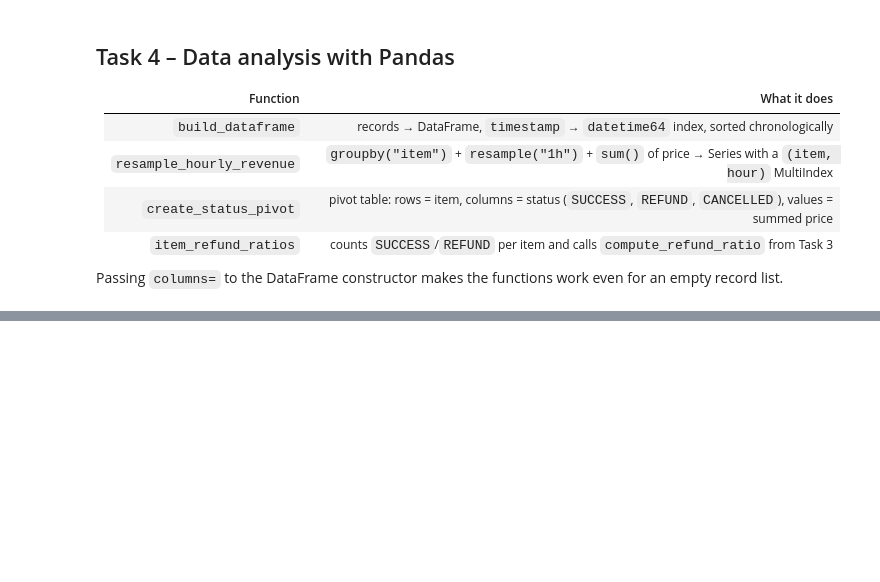
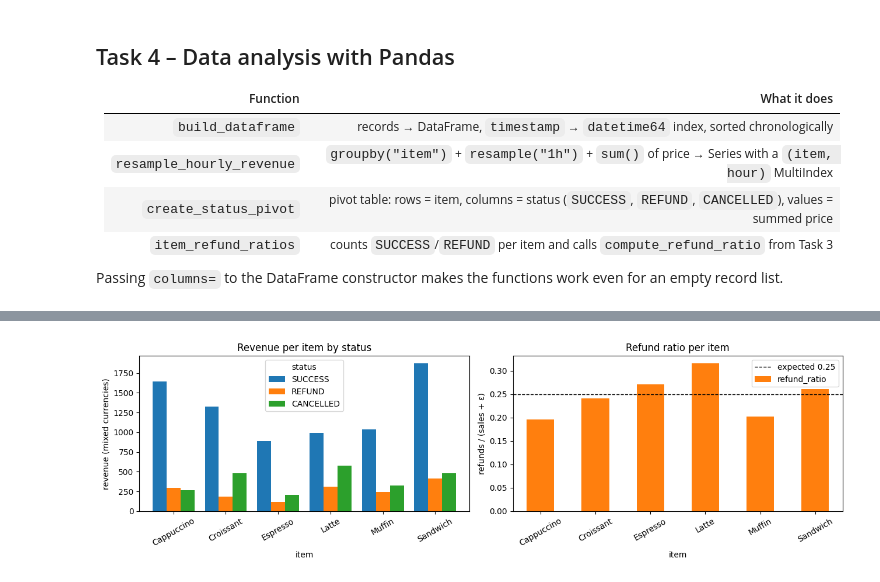
Before and after one commit to saltonese/Del_2-G6_5, a Jupyter notebook: Notebooks/Del_2.ipynb, the cells around one changed output, grey strips where cells are left out. Cells and saved outputs as stored; diff of their text form; code cells hidden in the pictures; blank space fills up the shorter version.

```diff
--- a/Notebooks/Del_2.ipynb
+++ b/Notebooks/Del_2.ipynb
@@ -352,0 +562,19 @@ demo_pivot
+# %%
+fig, axes = plt.subplots(1, 2, figsize=(13, 4))
+
+results["pivot"].plot(kind="bar", ax=axes[0], width=0.8)
+axes[0].set_title("Revenue per item by status")
+axes[0].set_ylabel("revenue (mixed currencies)")
+axes[0].tick_params(axis="x", rotation=30)
+
+results["ratios"]["refund_ratio"].plot(kind="bar", ax=axes[1], color="tab:orange")
+axes[1].axhline(0.25, color="black", linestyle="--", linewidth=1, label="expected 0.25")
+axes[1].set_title("Refund ratio per item")
+axes[1].set_ylabel("refunds / (sales + ε)")
+axes[1].tick_params(axis="x", rotation=30)
+axes[1].legend()
+
+plt.tight_layout()
+plt.show()
+# %% [output]
+[figure, added]
```
Also changed, not shown: parts of 19 cells of this notebook, 12 other files.
